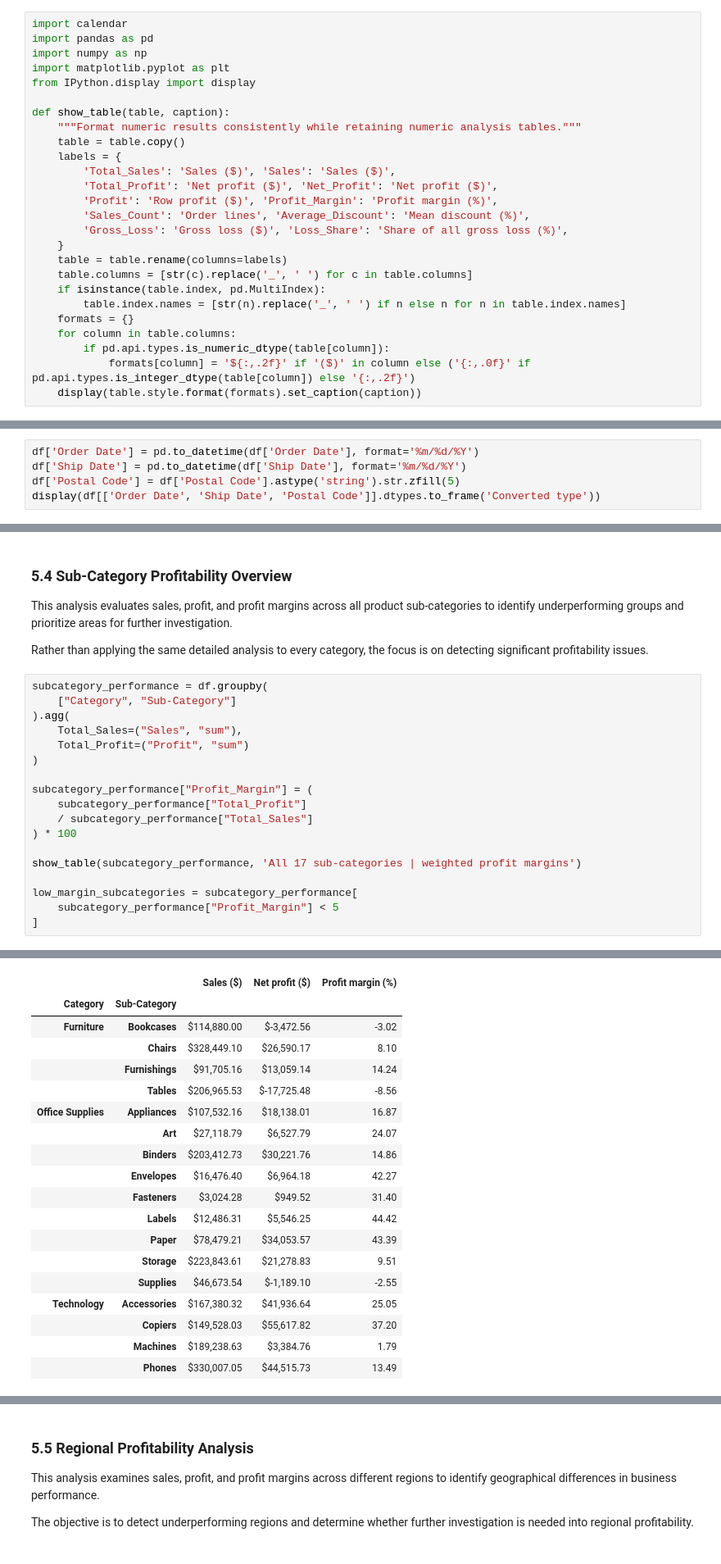
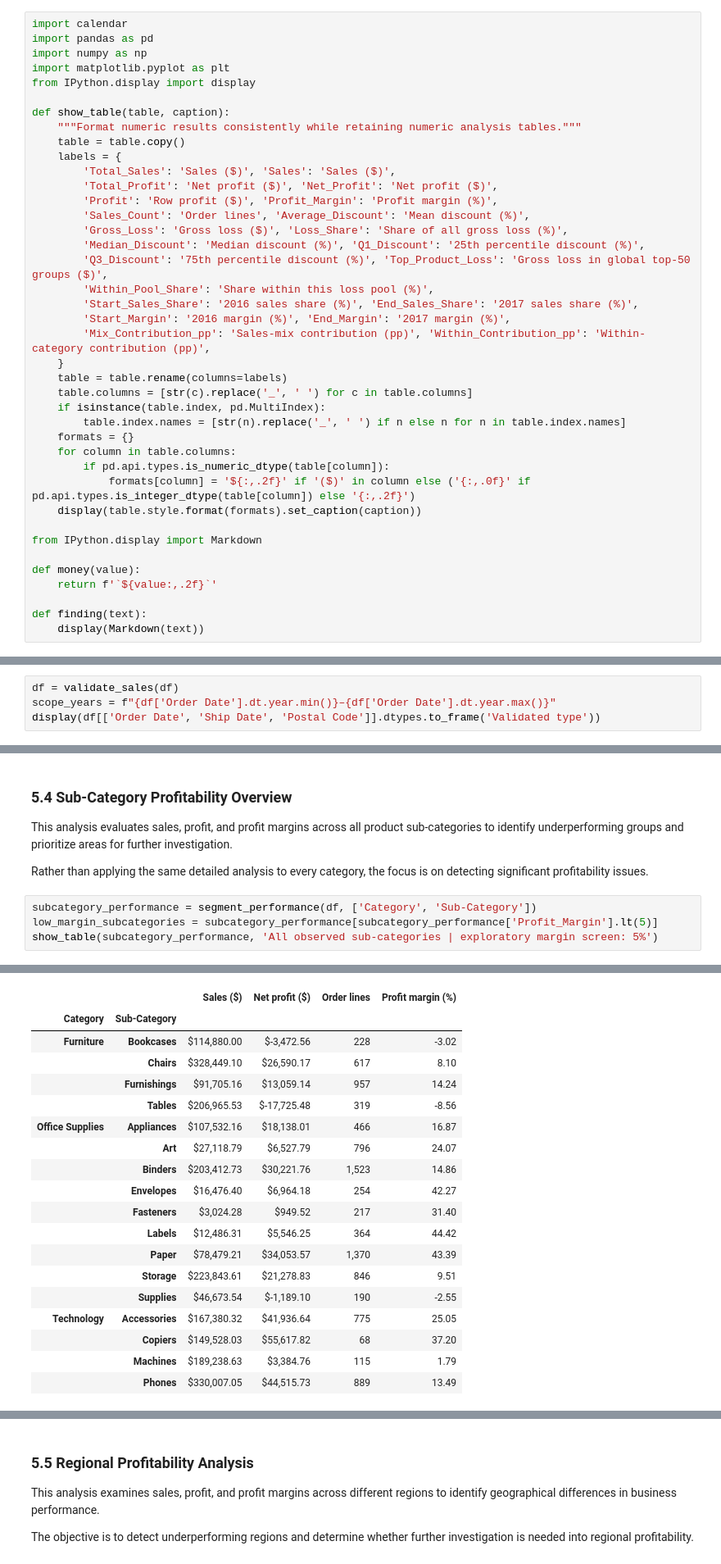
Before and after one commit to yasin-demir/ai-sales-analyst, a Jupyter notebook: notebooks/01_sales_eda.ipynb, the cells around one changed output, grey strips where cells are left out. Shown at 82% size. Cells and saved outputs as stored; diff of their text form.

```diff
--- a/notebooks/01_sales_eda.ipynb
+++ b/notebooks/01_sales_eda.ipynb
@@ -26,6 +28,12 @@ def show_table(table, caption):
         'Profit': 'Row profit ($)', 'Profit_Margin': 'Profit margin (%)',
         'Sales_Count': 'Order lines', 'Average_Discount': 'Mean discount (%)',
         'Gross_Loss': 'Gross loss ($)', 'Loss_Share': 'Share of all gross loss (%)',
+        'Median_Discount': 'Median discount (%)', 'Q1_Discount': '25th percentile discount (%)',
+        'Q3_Discount': '75th percentile discount (%)', 'Top_Product_Loss': 'Gross loss in global top-50 groups ($)',
+        'Within_Pool_Share': 'Share within this loss pool (%)',
+        'Start_Sales_Share': '2016 sales share (%)', 'End_Sales_Share': '2017 sales share (%)',
+        'Start_Margin': '2016 margin (%)', 'End_Margin': '2017 margin (%)',
+        'Mix_Contribution_pp': 'Sales-mix contribution (pp)', 'Within_Contribution_pp': 'Within-category contribution (pp)',
     }
     table = table.rename(columns=labels)
     table.columns = [str(c).replace('_', ' ') for c in table.columns]
@@ -36,6 +44,14 @@ def show_table(table, caption):
         if pd.api.types.is_numeric_dtype(table[column]):
             formats[column] = '${:,.2f}' if '($)' in column else ('{:,.0f}' if pd.api.types.is_integer_dtype(table[column]) else '{:,.2f}')
     display(table.style.format(formats).set_caption(caption))
+
+from IPython.display import Markdown
+
+def money(value):
+    return f'`${value:,.2f}`'
+
+def finding(text):
+    display(Markdown(text))
 # %% [markdown]
 ## 2. Data Loading
 
@@ -120,6 +148,5 @@ Parse the two date fields with an explicit month/day/year format. Treat Postal C
 # %%
-df['Order Date'] = pd.to_datetime(df['Order Date'], format='%m/%d/%Y')
-df['Ship Date'] = pd.to_datetime(df['Ship Date'], format='%m/%d/%Y')
-df['Postal Code'] = df['Postal Code'].astype('string').str.zfill(5)
-display(df[['Order Date', 'Ship Date', 'Postal Code']].dtypes.to_frame('Converted type'))
+df = validate_sales(df)
+scope_years = f"{df['Order Date'].dt.year.min()}–{df['Order Date'].dt.year.max()}"
+display(df[['Order Date', 'Ship Date', 'Postal Code']].dtypes.to_frame('Validated type'))
 # %% [output]
@@ -363,21 +456,7 @@ This analysis evaluates sales, profit, and profit margins across all product sub
 
 Rather than applying the same detailed analysis to every category, the focus is on detecting significant profitability issues.
 # %%
-subcategory_performance = df.groupby(
-    ["Category", "Sub-Category"]
-).agg(
-    Total_Sales=("Sales", "sum"),
-    Total_Profit=("Profit", "sum")
-)
-
-subcategory_performance["Profit_Margin"] = (
-    subcategory_performance["Total_Profit"]
-    / subcategory_performance["Total_Sales"]
-) * 100
-
-show_table(subcategory_performance, 'All 17 sub-categories | weighted profit margins')
-
-low_margin_subcategories = subcategory_performance[
-    subcategory_performance["Profit_Margin"] < 5
-]
+subcategory_performance = segment_performance(df, ['Category', 'Sub-Category'])
+low_margin_subcategories = subcategory_performance[subcategory_performance['Profit_Margin'].lt(5)]
+show_table(subcategory_performance, 'All observed sub-categories | exploratory margin screen: 5%')
 # %% [output]
@@ -385,19 +464,19 @@ All 17 sub-categories | weighted profit margins
-|  |  | Sales ($) | Net profit ($) | Profit margin (%) |
-| Category | Sub-Category |  |  |  |
-| Furniture | Bookcases | $114,880.00 | $-3,472.56 | -3.02 |
-|  | Chairs | $328,449.10 | $26,590.17 | 8.10 |
-|  | Furnishings | $91,705.16 | $13,059.14 | 14.24 |
-|  | Tables | $206,965.53 | $-17,725.48 | -8.56 |
-| Office Supplies | Appliances | $107,532.16 | $18,138.01 | 16.87 |
-|  | Art | $27,118.79 | $6,527.79 | 24.07 |
-|  | Binders | $203,412.73 | $30,221.76 | 14.86 |
-|  | Envelopes | $16,476.40 | $6,964.18 | 42.27 |
-|  | Fasteners | $3,024.28 | $949.52 | 31.40 |
-|  | Labels | $12,486.31 | $5,546.25 | 44.42 |
-|  | Paper | $78,479.21 | $34,053.57 | 43.39 |
-|  | Storage | $223,843.61 | $21,278.83 | 9.51 |
-|  | Supplies | $46,673.54 | $-1,189.10 | -2.55 |
-| Technology | Accessories | $167,380.32 | $41,936.64 | 25.05 |
-|  | Copiers | $149,528.03 | $55,617.82 | 37.20 |
-|  | Machines | $189,238.63 | $3,384.76 | 1.79 |
-|  | Phones | $330,007.05 | $44,515.73 | 13.49 |
+|  |  | Sales ($) | Net profit ($) | Order lines | Profit margin (%) |
+| Category | Sub-Category |  |  |  |  |
+| Furniture | Bookcases | $114,880.00 | $-3,472.56 | 228 | -3.02 |
+|  | Chairs | $328,449.10 | $26,590.17 | 617 | 8.10 |
+|  | Furnishings | $91,705.16 | $13,059.14 | 957 | 14.24 |
+|  | Tables | $206,965.53 | $-17,725.48 | 319 | -8.56 |
+| Office Supplies | Appliances | $107,532.16 | $18,138.01 | 466 | 16.87 |
+|  | Art | $27,118.79 | $6,527.79 | 796 | 24.07 |
+|  | Binders | $203,412.73 | $30,221.76 | 1,523 | 14.86 |
+|  | Envelopes | $16,476.40 | $6,964.18 | 254 | 42.27 |
+|  | Fasteners | $3,024.28 | $949.52 | 217 | 31.40 |
+|  | Labels | $12,486.31 | $5,546.25 | 364 | 44.42 |
+|  | Paper | $78,479.21 | $34,053.57 | 1,370 | 43.39 |
+|  | Storage | $223,843.61 | $21,278.83 | 846 | 9.51 |
+|  | Supplies | $46,673.54 | $-1,189.10 | 190 | -2.55 |
+| Technology | Accessories | $167,380.32 | $41,936.64 | 775 | 25.05 |
+|  | Copiers | $149,528.03 | $55,617.82 | 68 | 37.20 |
+|  | Machines | $189,238.63 | $3,384.76 | 115 | 1.79 |
+|  | Phones | $330,007.05 | $44,515.73 | 889 | 13.49 |
```
Also changed, not shown: parts of 99 cells of this notebook, 10 other files.
